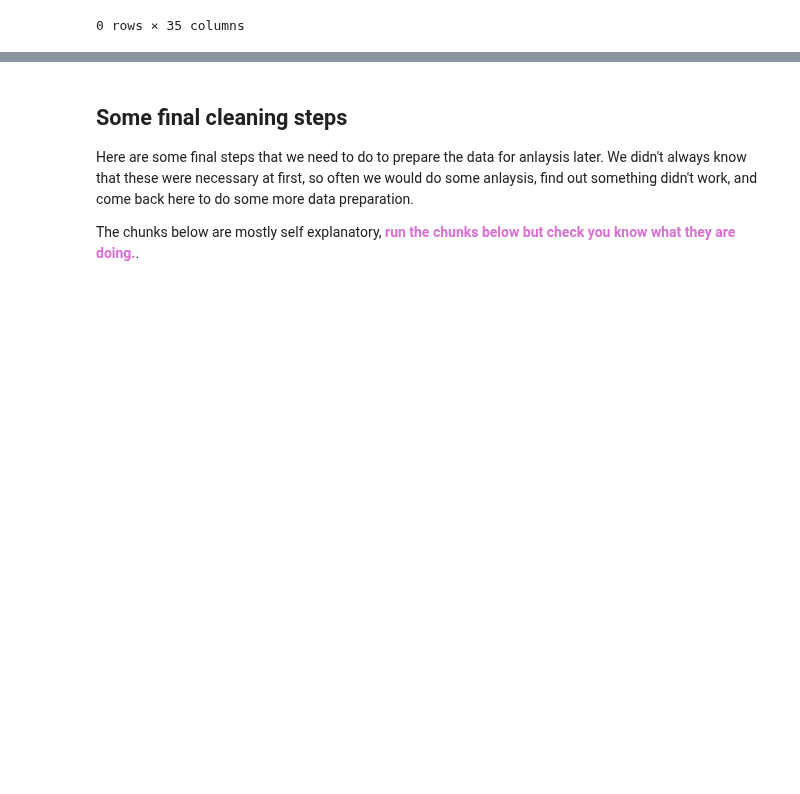
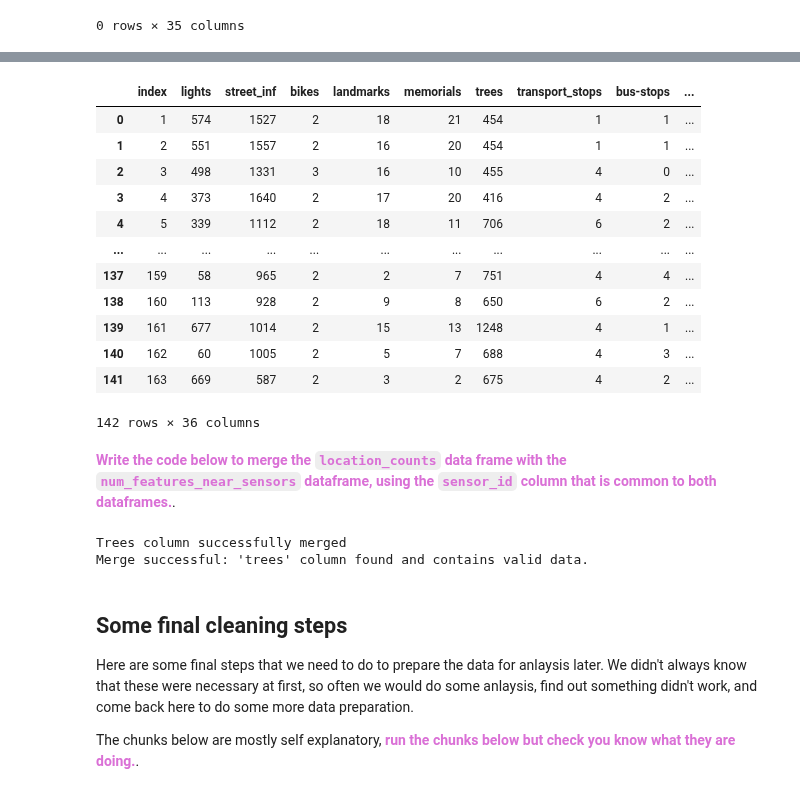
Before and after one commit to MSc-Urban-Environmental-Leeds/GEOG5415M-Programming-for-Spatial-Data-Science, a Jupyter notebook: notebooks/Week_7_ML_in_Action.ipynb, the cells around one changed output, grey strips where cells are left out. Drawn from its saved outputs; the diff is of its cells as text; code cells hidden in the pictures; blank space fills up the shorter version.

Commit message:
finished loading data

```diff
--- a/notebooks/Week_7_ML_in_Action.ipynb
+++ b/notebooks/Week_7_ML_in_Action.ipynb
@@ -333,0 +354,19 @@ location_counts[location_counts[['rainfall_mm', 'public_holiday', 'school_holida
+# %%
+num_features_near_sensors = pd.read_csv("https://github.com/MSc-Urban-Environmental-Leeds/GEOG5415M-Programming-for-Spatial-Data-Science/raw/refs/heads/main/data/week_7/num_features_near_sensors_400.csv")
+num_features_near_sensors
+# %% [output]
+|  | index | lights | street_inf | bikes | landmarks | memorials | trees | transport_stops | bus-stops | ... |
+| 0 | 1 | 574 | 1527 | 2 | 18 | 21 | 454 | 1 | 1 | ... |
+| 1 | 2 | 551 | 1557 | 2 | 16 | 20 | 454 | 1 | 1 | ... |
+| 2 | 3 | 498 | 1331 | 3 | 16 | 10 | 455 | 4 | 0 | ... |
+| 3 | 4 | 373 | 1640 | 2 | 17 | 20 | 416 | 4 | 2 | ... |
+| 4 | 5 | 339 | 1112 | 2 | 18 | 11 | 706 | 6 | 2 | ... |
+| ... | ... | ... | ... | ... | ... | ... | ... | ... | ... | ... |
+| 137 | 159 | 58 | 965 | 2 | 2 | 7 | 751 | 4 | 4 | ... |
+| 138 | 160 | 113 | 928 | 2 | 9 | 8 | 650 | 6 | 2 | ... |
+| 139 | 161 | 677 | 1014 | 2 | 15 | 13 | 1248 | 4 | 1 | ... |
+| 140 | 162 | 60 | 1005 | 2 | 5 | 7 | 688 | 4 | 3 | ... |
+| 141 | 163 | 669 | 587 | 2 | 3 | 2 | 675 | 4 | 2 | ... |
+142 rows × 36 columns
+# %% [markdown]
+<font color='orchid'> <b>Write the code below to merge the `location_counts` data frame with the `num_features_near_sensors` dataframe, using the `sensor_id` column that is common to both dataframes.</b></font>.
@@ -334,3 +376,19 @@ location_counts[location_counts[['rainfall_mm', 'public_holiday', 'school_holida
+# %%
+# This checks you did the merge correctly by checking that the 'trees' column exists and isn't NA
+# 'trees' is just one of the columns from the num_features_near_sensors data, we could have checked any of them
+if not "trees" in location_counts.columns:
+    raise ValueError("There is no 'trees' column after merging, something has gone wrong.")
+else:
+    print("Trees column successfully merged")
+
+# If we get here then no error was raised so presumably the trees column exists. Just check it is not NA
+if location_counts['trees'].isna().all():
+    raise ValueError("'trees' column exists but all values are NA — the merge may have failed.")
+else:
+    print("Merge successful: 'trees' column found and contains valid data.")
+# %% [output]
+Trees column successfully merged
+Merge successful: 'trees' column found and contains valid data.
 # %% [markdown]
 ## Some final cleaning steps
 
```
Also changed, not shown: parts of 15 cells of this notebook.
